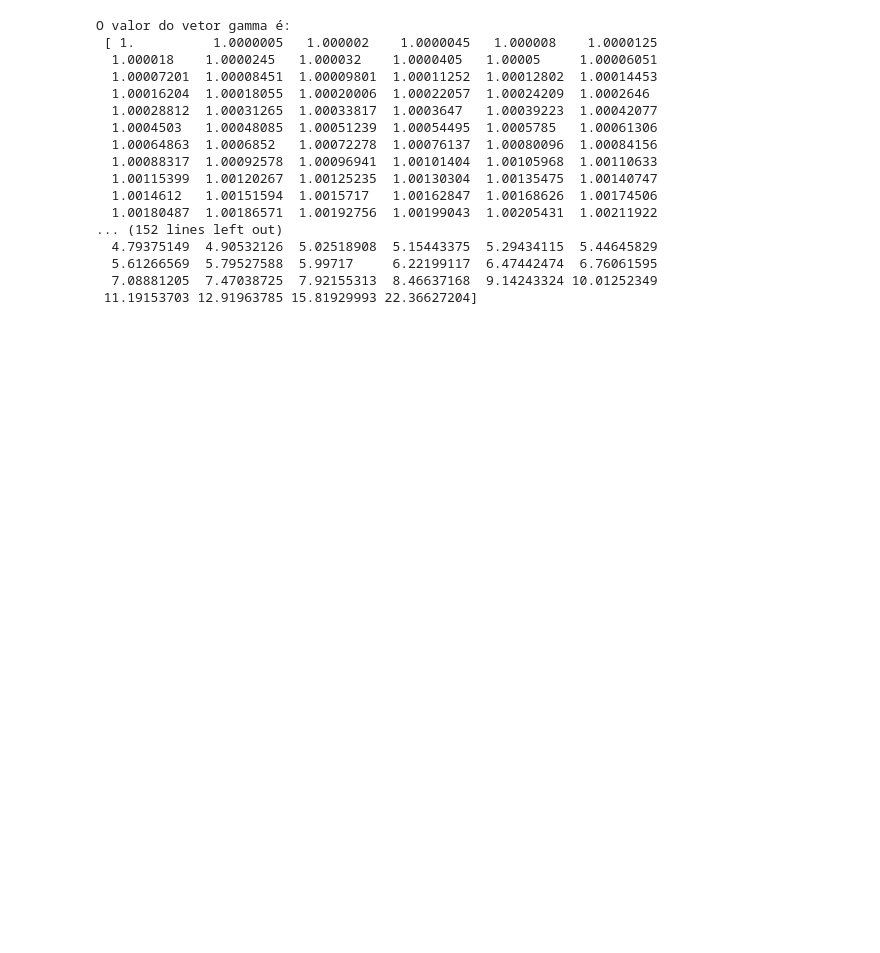
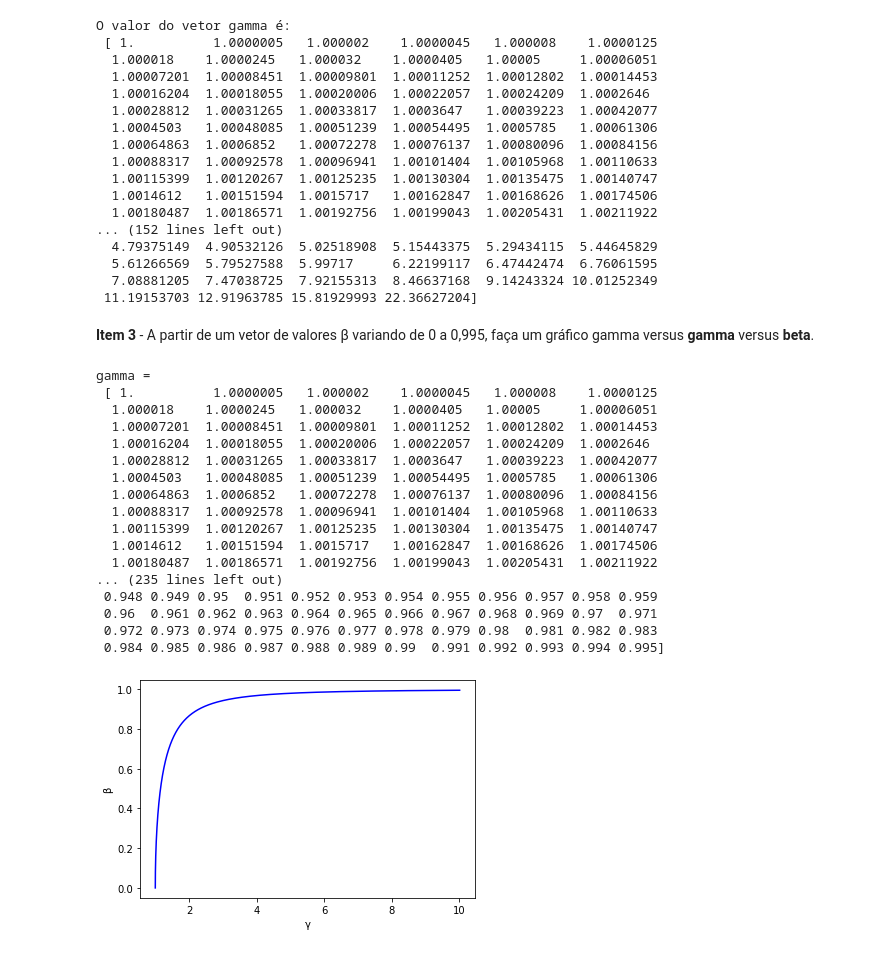
Before and after one commit to JMateusNSilva/python_uerj_2020_2, a Jupyter notebook: projeto01/projeto01_Bethe_Block_equation.ipynb, the cells around one changed output. Saved outputs shown, nothing was run; the diff lists cells and outputs as text; code cells hidden in the pictures; blank space fills up the shorter version.

```diff
--- a/projeto01/projeto01_Bethe_Block_equation.ipynb
+++ b/projeto01/projeto01_Bethe_Block_equation.ipynb
@@ -50,6 +50,43 @@ O valor do vetor gamma é:
   5.61266569  5.79527588  5.99717     6.22199117  6.47442474  6.76061595
   7.08881205  7.47038725  7.92155313  8.46637168  9.14243324 10.01252349
  11.19153703 12.91963785 15.81929993 22.36627204]
+# %% [markdown]
+**Item 3** - A partir de um vetor de valores β variando de 0 a 0,995, faça um gráfico gamma versus **gamma** versus **beta**.
+# %%
+import numpy as np
+import matplotlib.pyplot as plt
+from função_gamma import gamma
+# Beta varia entre valores de 0 até 1.
+beta = np.arange(0,0.996,0.001)               # O intervalo inclui o ponto inicial (0) e exclui o ponto final(0.996)
+
+gamma = gamma(beta)
+
+print(f'gamma = \n {gamma}')
+print(f'beta = \n {beta}')
+
+plt.plot(gamma,beta,'blue')
+plt.xlabel('γ')
+plt.ylabel('β')
+plt.show()
+# %% [output]
+gamma =
+ [ 1.          1.0000005   1.000002    1.0000045   1.000008    1.0000125
+  1.000018    1.0000245   1.000032    1.0000405   1.00005     1.00006051
+  1.00007201  1.00008451  1.00009801  1.00011252  1.00012802  1.00014453
+  1.00016204  1.00018055  1.00020006  1.00022057  1.00024209  1.0002646
+  1.00028812  1.00031265  1.00033817  1.0003647   1.00039223  1.00042077
+  1.0004503   1.00048085  1.00051239  1.00054495  1.0005785   1.00061306
+  1.00064863  1.0006852   1.00072278  1.00076137  1.00080096  1.00084156
+  1.00088317  1.00092578  1.00096941  1.00101404  1.00105968  1.00110633
+  1.00115399  1.00120267  1.00125235  1.00130304  1.00135475  1.00140747
+  1.0014612   1.00151594  1.0015717   1.00162847  1.00168626  1.00174506
+  1.00180487  1.00186571  1.00192756  1.00199043  1.00205431  1.00211922
+... (235 lines left out)
+ 0.948 0.949 0.95  0.951 0.952 0.953 0.954 0.955 0.956 0.957 0.958 0.959
+ 0.96  0.961 0.962 0.963 0.964 0.965 0.966 0.967 0.968 0.969 0.97  0.971
+ 0.972 0.973 0.974 0.975 0.976 0.977 0.978 0.979 0.98  0.981 0.982 0.983
+ 0.984 0.985 0.986 0.987 0.988 0.989 0.99  0.991 0.992 0.993 0.994 0.995]
+[figure, added]
 # %%
 import numpy as np
 import matplotlib.pyplot as plt
```
Also changed, not shown: parts of 5 cells of this notebook.
